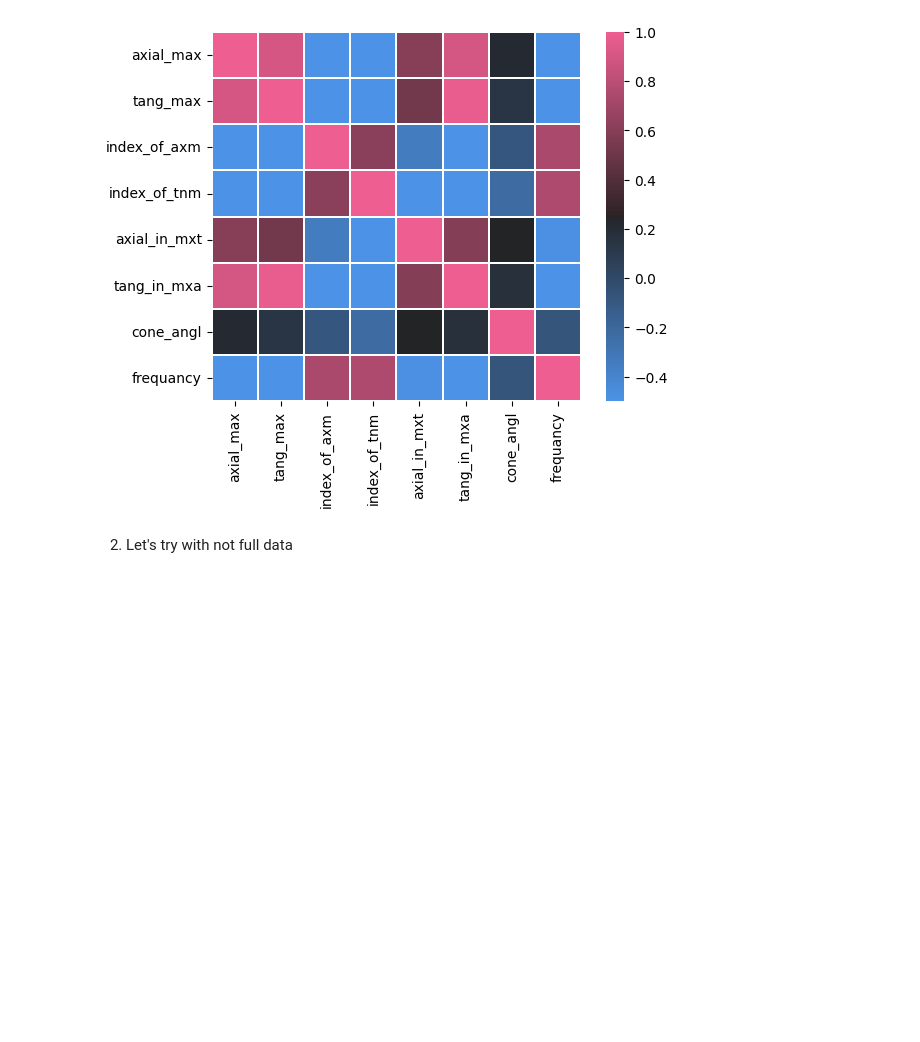
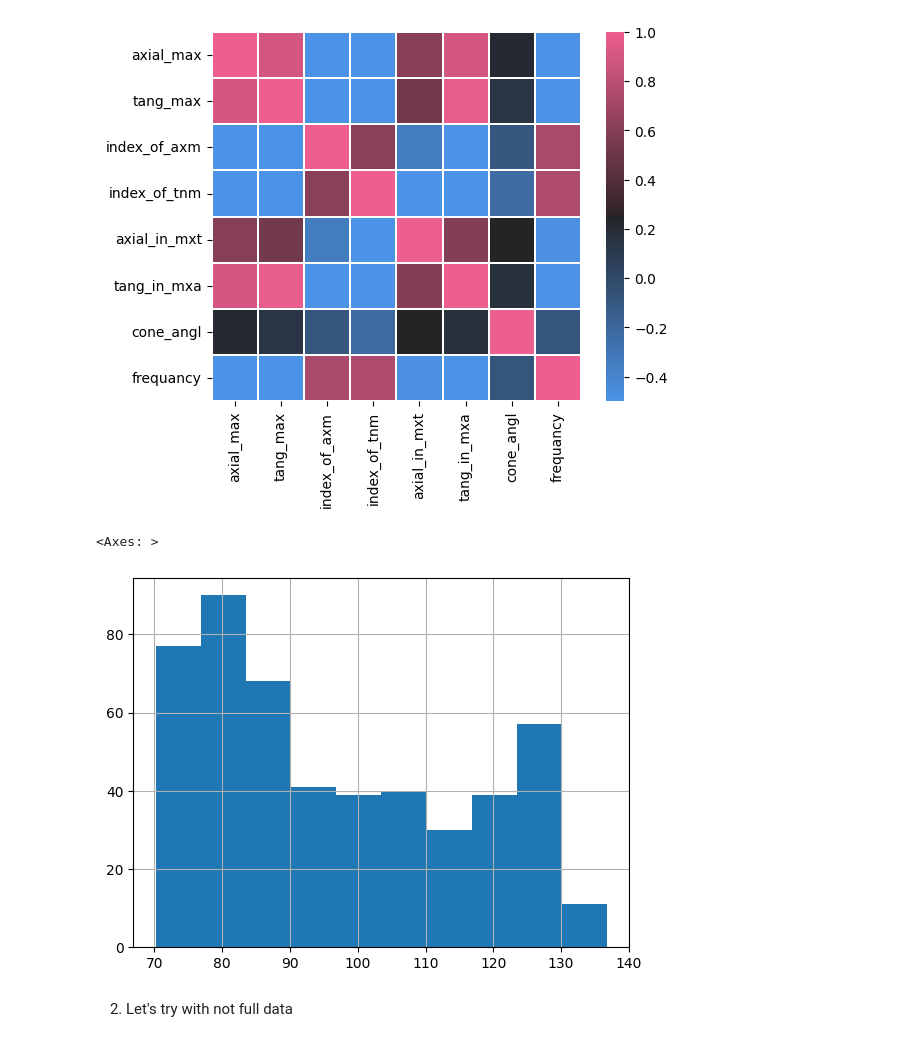
Before and after one commit to NikitaGoltsev/aerodynamic_circuit_ML, a Jupyter notebook: regresion_dl.ipynb, the cells around one changed output. Saved outputs shown, nothing was run; the diff lists cells and outputs as text; code cells hidden in the pictures; blank space fills up the shorter version.

```diff
--- a/regresion_dl.ipynb
+++ b/regresion_dl.ipynb
@@ -62,6 +68,11 @@ sns.heatmap(corr, vmax=1, vmin=-.5, cmap=cmap, square=True, linewidths=.2)
 # %% [output]
 <Axes: >
 [figure]
+# %%
+df['frequancy'].hist()
+# %% [output]
+<Axes: >
+[figure, added]
 # %% [markdown]
 2. Let's try with not full data
 # %%
```
Also changed, not shown: parts of 10 cells of this notebook.
